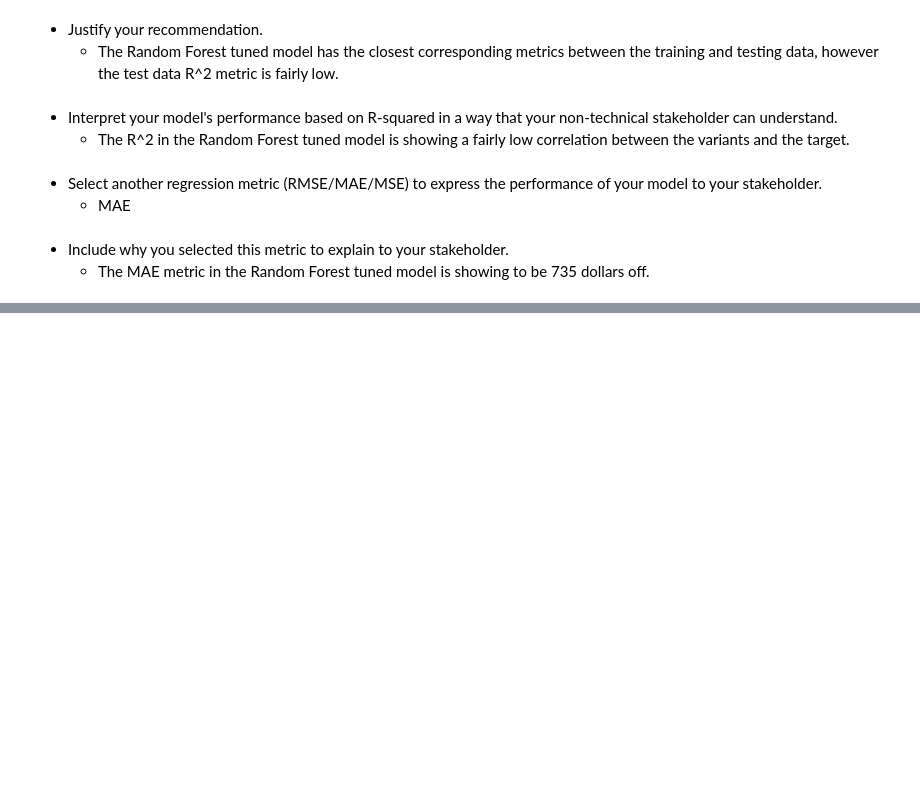
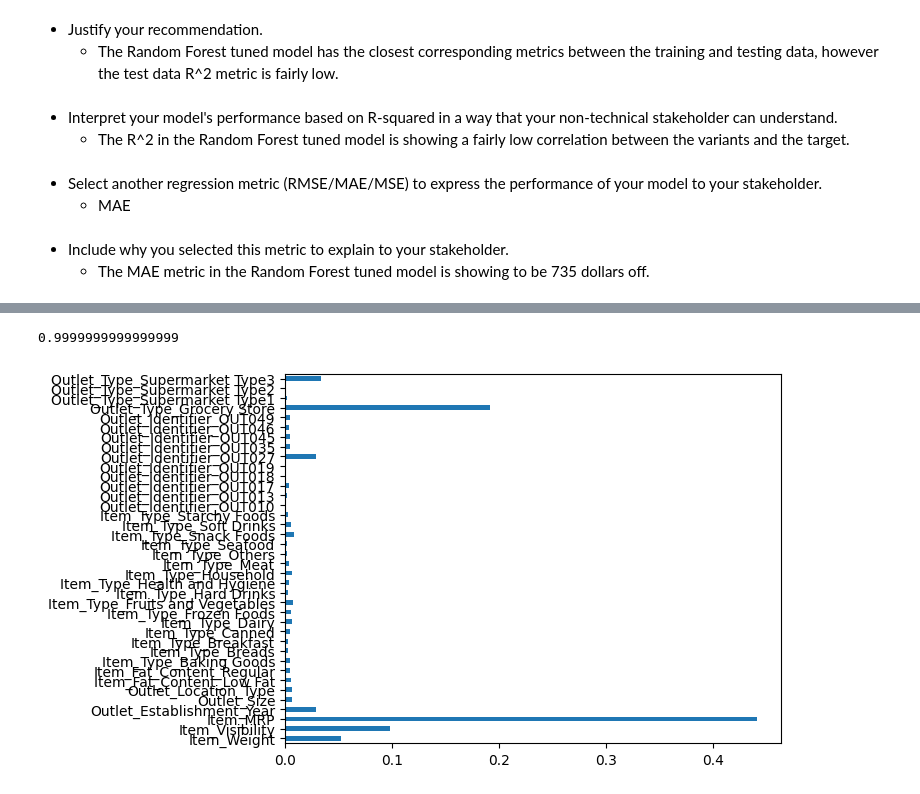
Before and after one commit to tronicey/Predictions-of-Product-Sales, a Jupyter notebook: predictions_of_product_sales.ipynb, the cells around one changed output, grey strips where cells are left out. Cells and saved outputs as stored; diff of their text form; code cells hidden in the pictures; blank space fills up the shorter version.

```diff
--- a/predictions_of_product_sales.ipynb
+++ b/predictions_of_product_sales.ipynb
@@ -1072,0 +1133,4 @@ Regression Metrics: Test Data
+# %%
+reg = RandomForestRegressor(random_state=SEED)
+reg.fit(X_train_tf,y_train)
+evaluate_regression(reg, X_train_tf, y_train, X_test_tf, y_test)
@@ -1072,0 +1176,5 @@ Regression Metrics: Test Data
+# %%
+# Saving the feature importances
+importances = pd.Series(reg.feature_importances_, index= feature_names,
+                       name='Feature Importance')
+importances
@@ -1072,0 +1199,10 @@ Regression Metrics: Test Data
+# %%
+# verifying that feature importances sum to 1
+importances.sum()
+# %% [output]
+0.9999999999999999
+# %%
+# plot importance
+ax = importances.plot(kind='barh')
+# %% [output]
+[figure, added]
```
Also changed, not shown: parts of 36 cells of this notebook.
